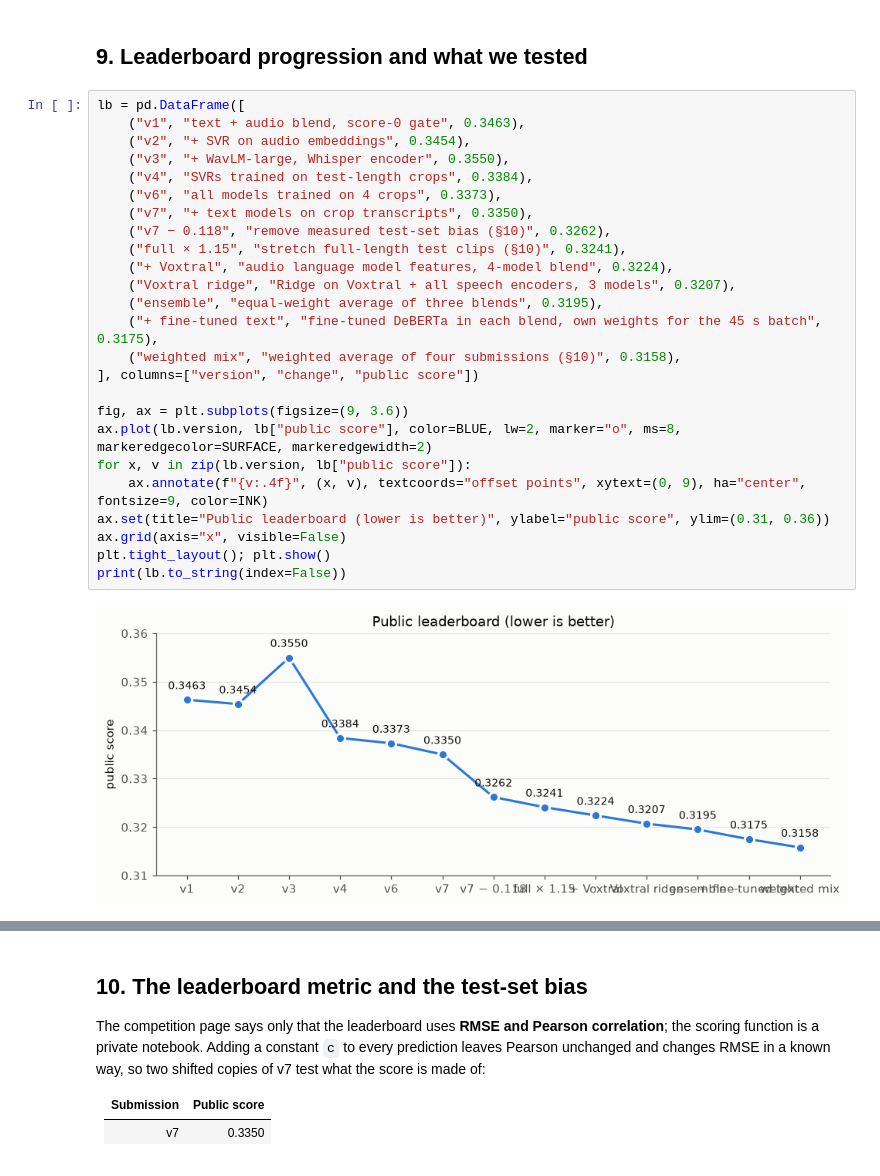
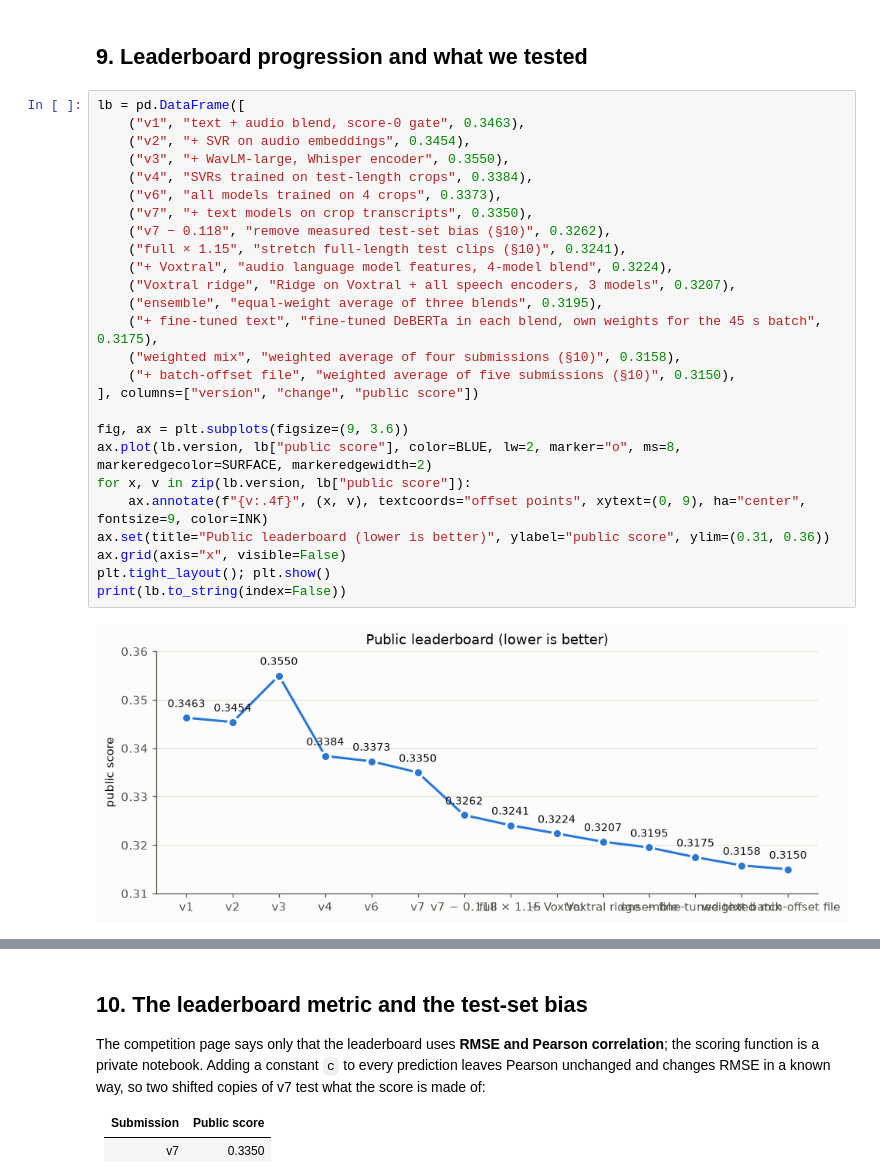
Before and after one commit to Techy-A/shl-grammar-scoring, a Jupyter notebook: notebook/shl_grammar_scoring.ipynb, the cells around one changed output, grey strips where cells are left out. Saved outputs shown, nothing was run; the diff lists cells and outputs as text.

Commit message:
Notebook, README and report reproduce the 0.3150 weighted average; run_job.sh no longer copies a job's results.csv over the local one

```diff
--- a/notebook/shl_grammar_scoring.ipynb
+++ b/notebook/shl_grammar_scoring.ipynb
@@ -533,27 +533,28 @@ data from that recording setup.
 # %%
 lb = pd.DataFrame([
     ("v1", "text + audio blend, score-0 gate", 0.3463),
     ("v2", "+ SVR on audio embeddings", 0.3454),
     ("v3", "+ WavLM-large, Whisper encoder", 0.3550),
     ("v4", "SVRs trained on test-length crops", 0.3384),
     ("v6", "all models trained on 4 crops", 0.3373),
     ("v7", "+ text models on crop transcripts", 0.3350),
     ("v7 − 0.118", "remove measured test-set bias (§10)", 0.3262),
     ("full × 1.15", "stretch full-length test clips (§10)", 0.3241),
     ("+ Voxtral", "audio language model features, 4-model blend", 0.3224),
     ("Voxtral ridge", "Ridge on Voxtral + all speech encoders, 3 models", 0.3207),
     ("ensemble", "equal-weight average of three blends", 0.3195),
     ("+ fine-tuned text", "fine-tuned DeBERTa in each blend, own weights for the 45 s batch", 0.3175),
     ("weighted mix", "weighted average of four submissions (§10)", 0.3158),
+    ("+ batch-offset file", "weighted average of five submissions (§10)", 0.3150),
 ], columns=["version", "change", "public score"])
 
 fig, ax = plt.subplots(figsize=(9, 3.6))
 ax.plot(lb.version, lb["public score"], color=BLUE, lw=2, marker="o", ms=8, markeredgecolor=SURFACE, markeredgewidth=2)
 for x, v in zip(lb.version, lb["public score"]):
     ax.annotate(f"{v:.4f}", (x, v), textcoords="offset points", xytext=(0, 9), ha="center", fontsize=9, color=INK)
 ax.set(title="Public leaderboard (lower is better)", ylabel="public score", ylim=(0.31, 0.36))
 ax.grid(axis="x", visible=False)
 plt.tight_layout(); plt.show()
 print(lb.to_string(index=False))
 # %% [output]
-[figure, old version]
+[figure, new version]
```
Also changed, not shown: parts of 5 cells of this notebook, 3 other files.
